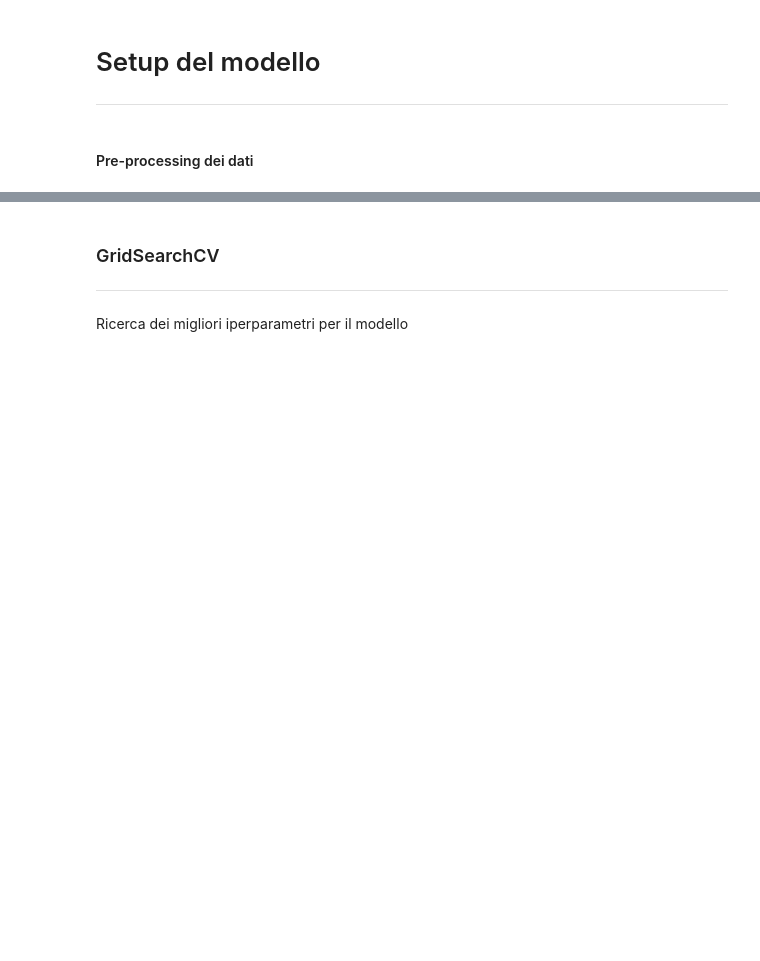
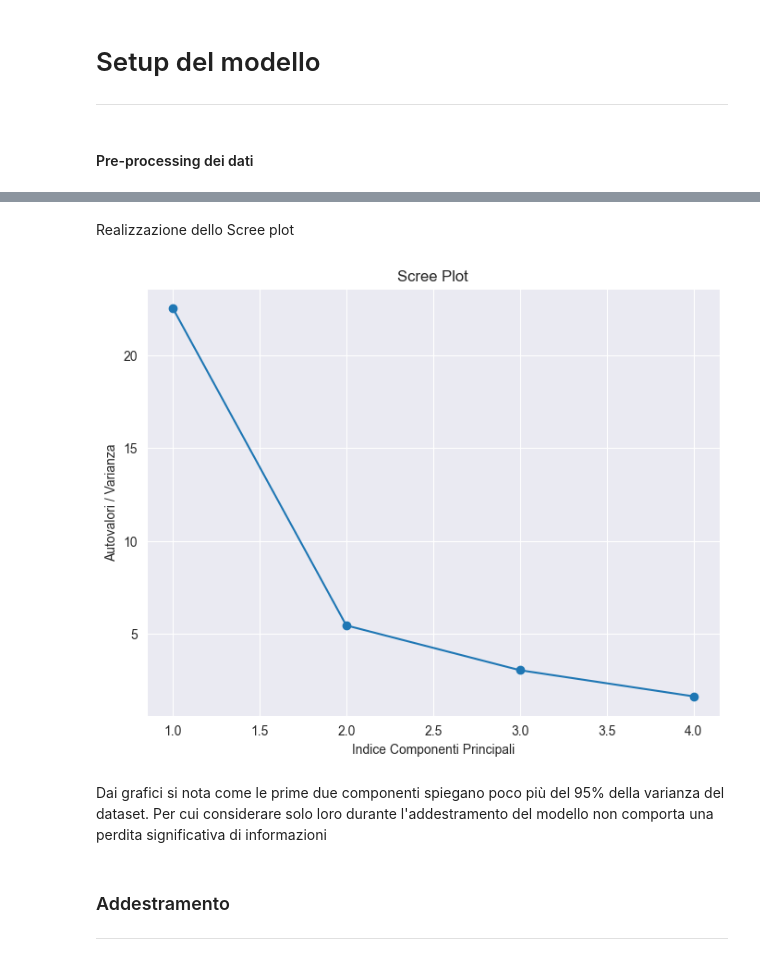
Before and after one commit to AleRaylee/DataFoundamentalsProject, a Jupyter notebook: fundamentals/Project_M.ipynb, the cells around one changed output, grey strips where cells are left out. Saved outputs shown, nothing was run; the diff lists cells and outputs as text; code cells hidden in the pictures; blank space fills up the shorter version.

Commit message:
Model Build

```diff
--- a/fundamentals/Project_M.ipynb
+++ b/fundamentals/Project_M.ipynb
@@ -233,5 +249,20 @@ X_test_standard_pca = pca.transform(X_test_standard)
+# %% [markdown]
+Realizzazione dello Scree plot
+# %%
+# Estrae gli autovalori ossia la varianza spiegata da ciascuna componente
+eigenvalues = pca.singular_values_
+
+plt.figure(figsize=(8, 6))
+plt.plot(range(1, len(eigenvalues) + 1), eigenvalues, marker='o', linestyle='-')
+plt.xlabel('Indice Componenti Principali')
+plt.ylabel('Autovalori / Varianza')
+plt.title('Scree Plot')
+plt.grid(True)
+# %% [output]
+[figure, added]
+# %% [markdown]
+Dai grafici si nota come le prime due componenti spiegano poco più del 95% della varianza del dataset. Per cui considerare solo loro durante l'addestramento del modello non comporta una perdita significativa di informazioni
 # %% [markdown]
-### GridSearchCV
+### Addestramento
 ---
-Ricerca dei migliori iperparametri per il modello
 # %%
```
Also changed, not shown: parts of 9 cells of this notebook, 3 other files.
